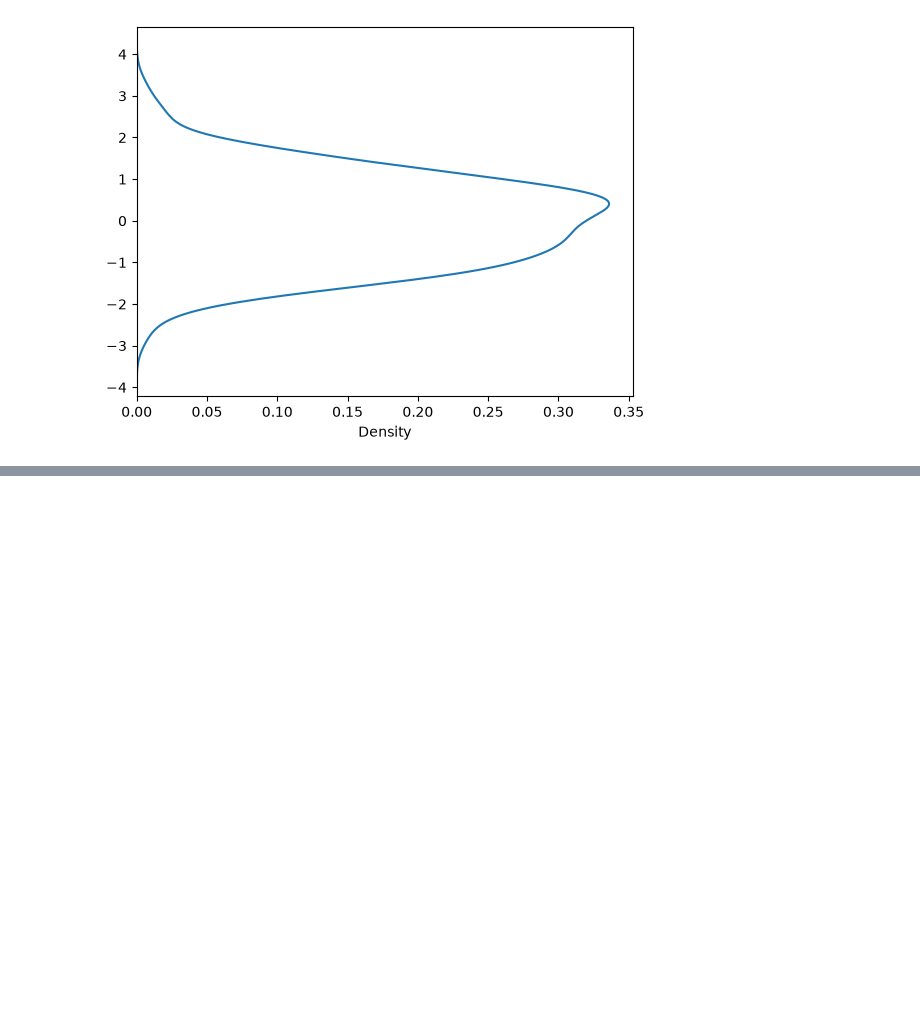
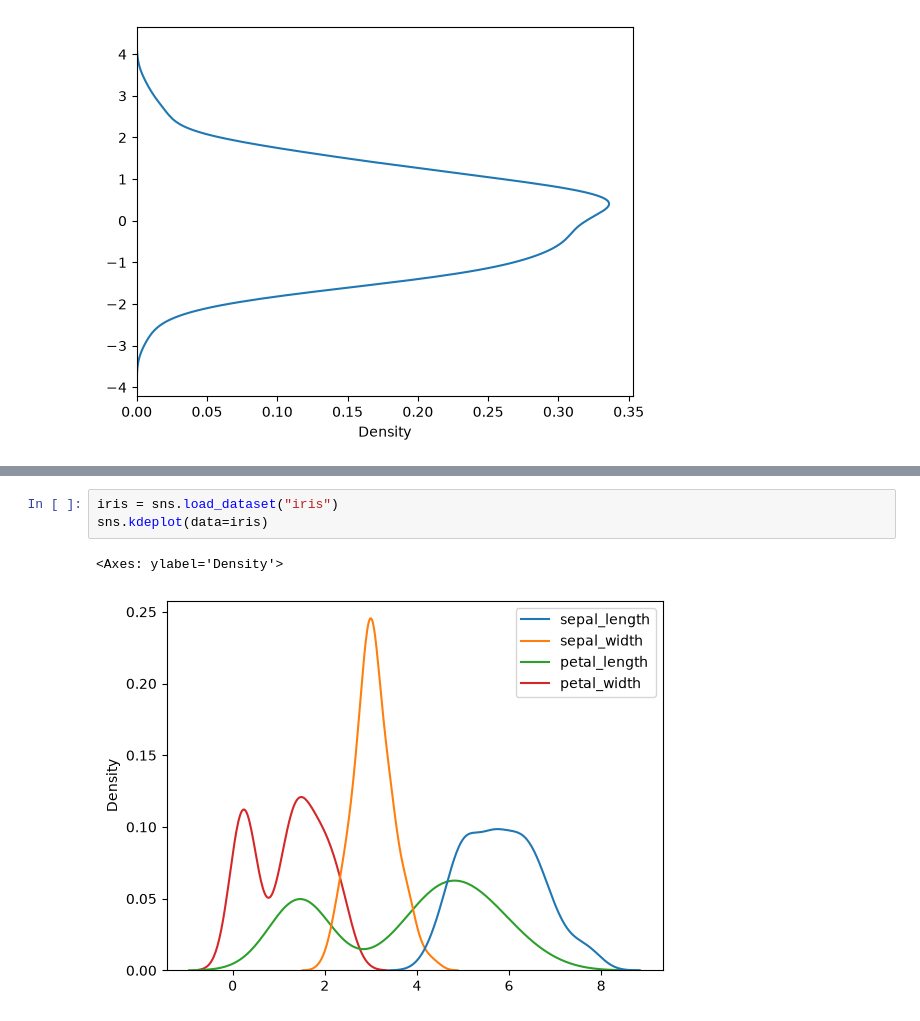
Before and after one commit to hassansagheer/AI-ML, a Jupyter notebook: Seaborn/Distribution Plots/KDEPlot.ipynb, the cells around one changed output, grey strips where cells are left out. Saved outputs shown, nothing was run; the diff lists cells and outputs as text; blank space fills up the shorter version.

```diff
--- a/Seaborn/Distribution Plots/KDEPlot.ipynb
+++ b/Seaborn/Distribution Plots/KDEPlot.ipynb
@@ -43,0 +51,6 @@ TypeError: kdeplot() takes from 0 to 1 positional arguments but 2 were given
+# %%
+iris = sns.load_dataset("iris")
+sns.kdeplot(data=iris)
+# %% [output]
+<Axes: ylabel='Density'>
+[figure, added]
```
Also changed, not shown: parts of 22 cells of this notebook.
